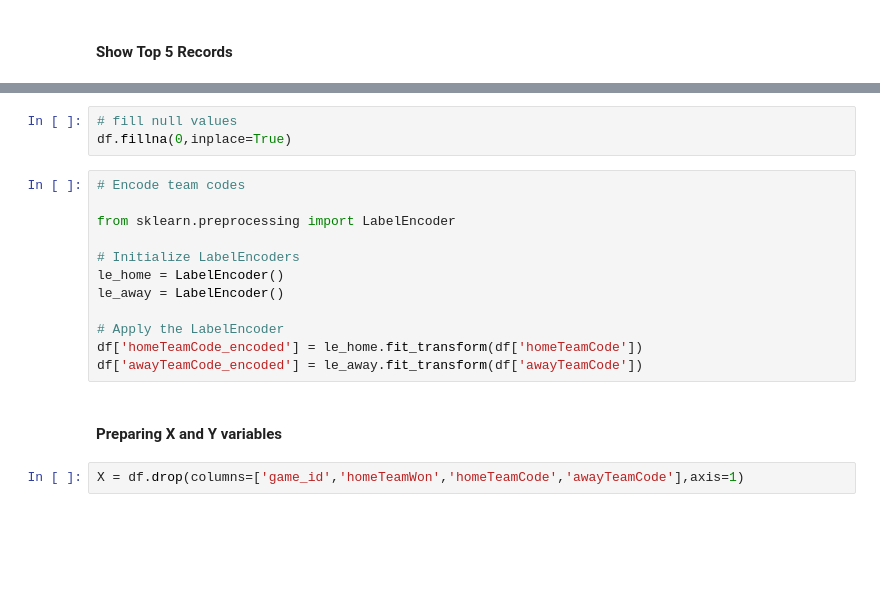
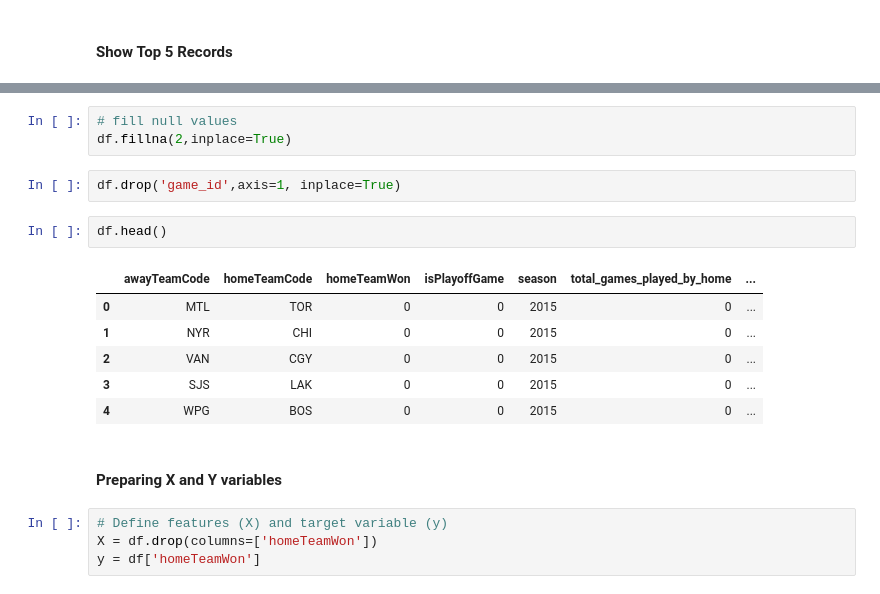
Before and after one commit to pramodkondur/NHL-Betting-Predictor-AWS-Flask-Docker-CI-CD, a Jupyter notebook: notebook/MODEL TRAINING.ipynb, the cells around one changed output, grey strips where cells are left out. Saved outputs shown, nothing was run; the diff lists cells and outputs as text; blank space fills up the shorter version.

```diff
--- a/notebook/MODEL TRAINING.ipynb
+++ b/notebook/MODEL TRAINING.ipynb
@@ -35,22 +31,23 @@ df.head()
 # %%
 # fill null values
-df.fillna(0,inplace=True)
+df.fillna(2,inplace=True)
-# %%
-# Encode team codes
-
-from sklearn.preprocessing import LabelEncoder
-
-# Initialize LabelEncoders
-le_home = LabelEncoder()
-le_away = LabelEncoder()
-
-# Apply the LabelEncoder
-df['homeTeamCode_encoded'] = le_home.fit_transform(df['homeTeamCode'])
-df['awayTeamCode_encoded'] = le_away.fit_transform(df['awayTeamCode'])
+# %%
+df.drop('game_id',axis=1, inplace=True)
+# %%
+df.head()
+# %% [output]
+|  | awayTeamCode | homeTeamCode | homeTeamWon | isPlayoffGame | season | total_games_played_by_home | ... |
+| 0 | MTL | TOR | 0 | 0 | 2015 | 0 | ... |
+| 1 | NYR | CHI | 0 | 0 | 2015 | 0 | ... |
+| 2 | VAN | CGY | 0 | 0 | 2015 | 0 | ... |
+| 3 | SJS | LAK | 0 | 0 | 2015 | 0 | ... |
+| 4 | WPG | BOS | 0 | 0 | 2015 | 0 | ... |
 # %% [markdown]
 #### Preparing X and Y variables
 # %%
-X = df.drop(columns=['game_id','homeTeamWon','homeTeamCode','awayTeamCode'],axis=1)
+# Define features (X) and target variable (y)
+X = df.drop(columns=['homeTeamWon'])
+y = df['homeTeamWon']
 # %%
 X.tail()
 # %% [output]
```
Also changed, not shown: parts of 26 cells of this notebook, 28 other files.
